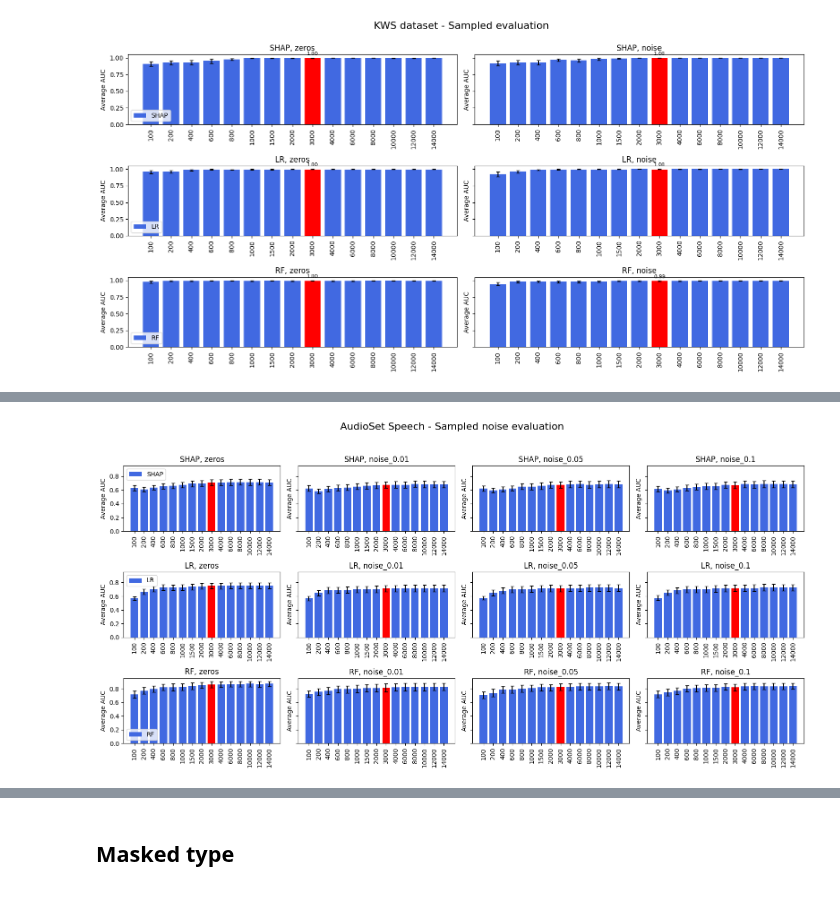
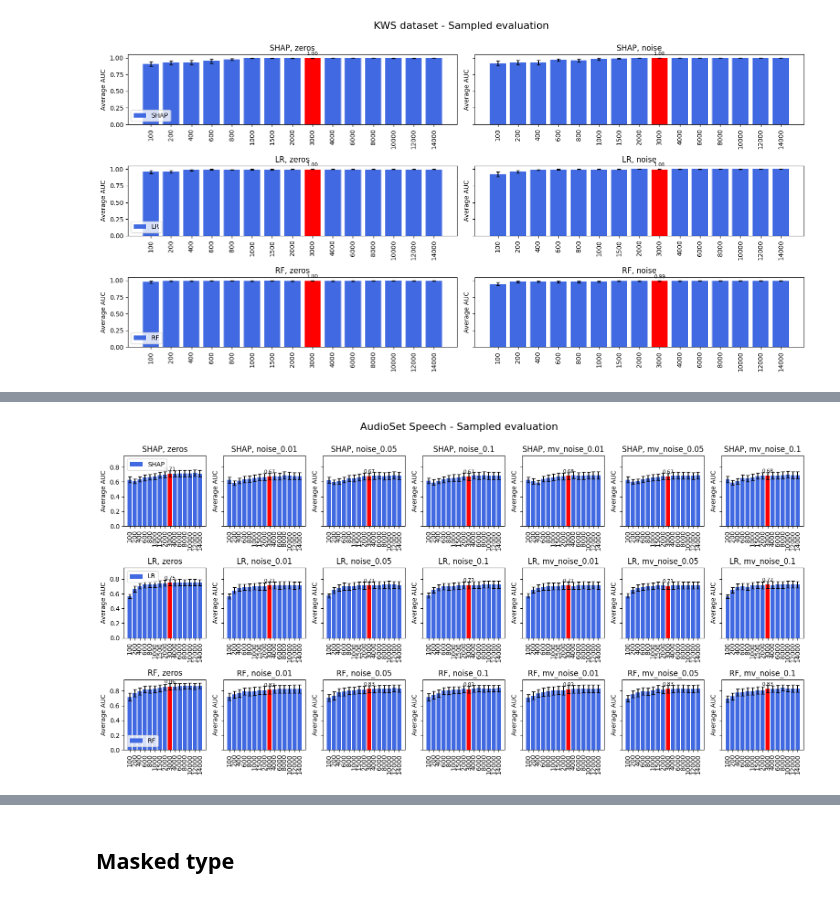
Before and after one commit to ceciliabolanos/explain_where, a Jupyter notebook: plots/sample_noise_evaluation.ipynb, the cells around one changed output, grey strips where cells are left out. Cells and saved outputs as stored; diff of their text form; code cells hidden in the pictures.

```diff
--- a/plots/sample_noise_evaluation.ipynb
+++ b/plots/sample_noise_evaluation.ipynb
@@ -135,27 +135,27 @@ plt.show()
 # %%
 names = ["zeros",'noise_0.01', 'noise_0.05', 'noise_0.1','mv_noise_0.01', 'mv_noise_0.05', 'mv_noise_0.1']
 fig, axs = plt.subplots(len(methods), len(names), figsize=(16, 8), sharey=True)
 
 for methodi, method in enumerate(methods):
     for namei, name in enumerate(names):
         ax = axs[methodi][namei]
         base_path = f"/home/ec2-user/evaluations_sample_noise/audioset_speech"
 
         data2plot = OrderedDict()
         data2plot[methods_dict[method]] = OrderedDict()
         for sample in samples:
             file_path = f"{base_path}/auc_relaxed_{method}_{name}_samples{sample}_{intersection}.tsv"
             df_combination = pd.read_csv(file_path, sep="\t")
             values = df_combination["roc_auc"]
             perf = mean_with_confint(values)  # (mean, (ci_low, ci_high))
             data2plot[methods_dict[method]][sample] = perf
 
         barplot_with_ci(ax, data2plot, f"{method}, {name}", metric_dict.get(metric, metric), legend=(namei==0))
-fig.suptitle("AudioSet Speech - Sampled noise evaluation", fontsize=16)
+fig.suptitle("AudioSet Speech - Sampled evaluation", fontsize=16)
 plt.tight_layout(rect=[0, 0, 0.98, 0.98])
 plt.show()
 # %% [output]
-[figure, old version]
+[figure, new version]
 # %%
 names = ["zeros",'noise_0.01', 'noise_0.05', 'noise_0.1','mv_noise_0.01', 'mv_noise_0.05', 'mv_noise_0.1']
 fig, axs = plt.subplots(len(methods), len(names), figsize=(16, 8), sharey=True)
```
Also changed, not shown: parts of 20 cells of this notebook, 2 other files.
